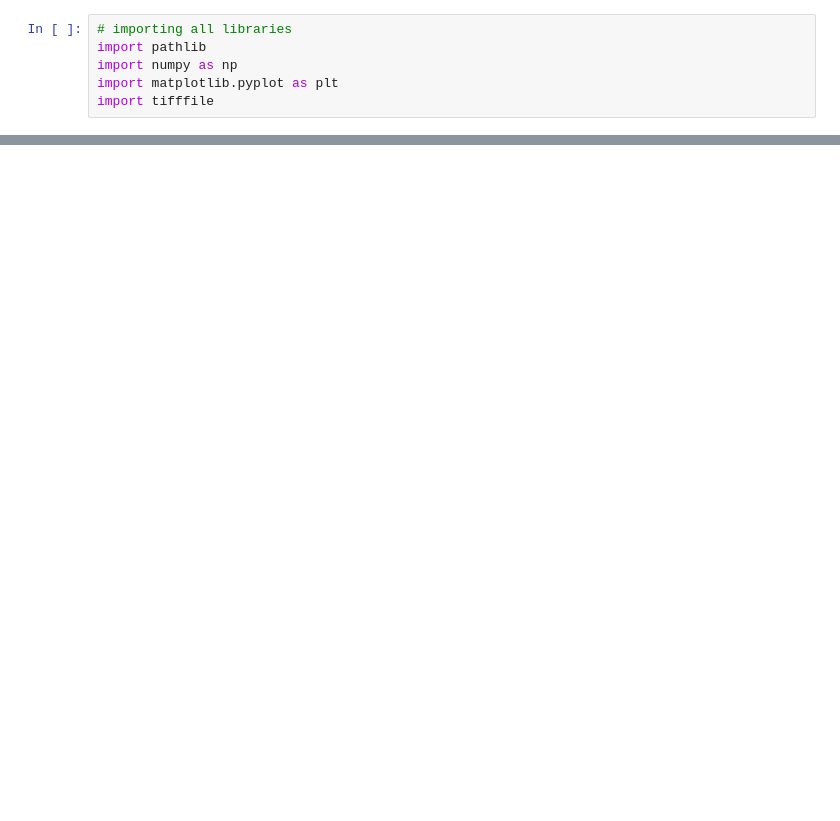
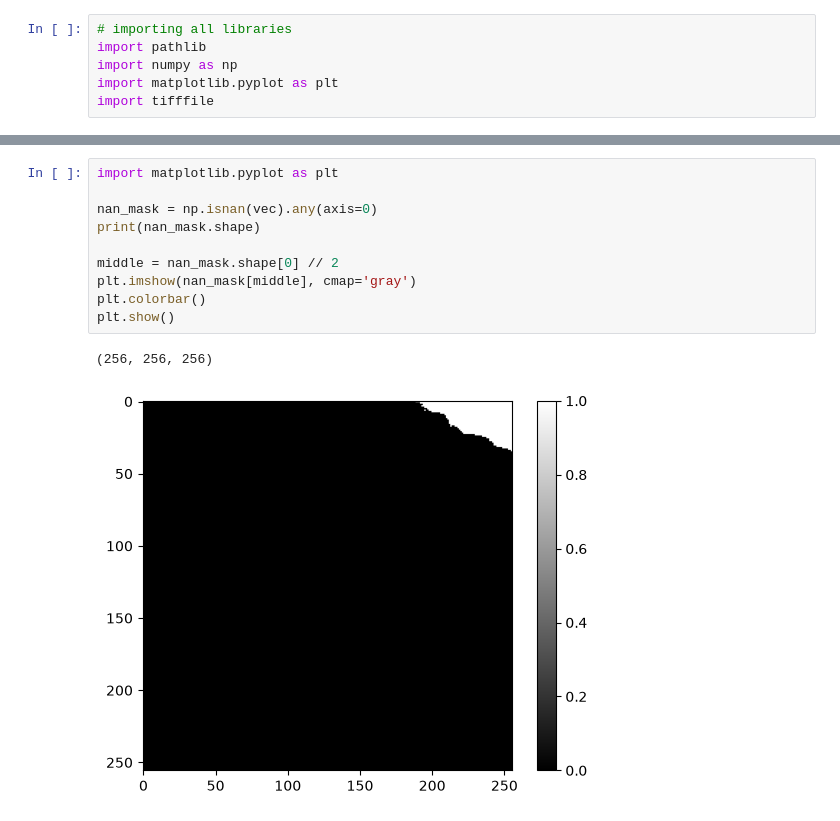
Before and after one commit to 1ssot0pe/HiP-CT_Structure_Tensor, a Jupyter notebook: Structure Tensor Extraction.ipynb, the cells around one changed output, grey strips where cells are left out. Saved outputs shown, nothing was run; the diff lists cells and outputs as text; blank space fills up the shorter version.

```diff
--- a/Structure Tensor Extraction.ipynb
+++ b/Structure Tensor Extraction.ipynb
@@ -62,0 +110,13 @@ print(val.shape, vec.shape)
+# %%
+import matplotlib.pyplot as plt
+
+nan_mask = np.isnan(vec).any(axis=0)
+print(nan_mask.shape)
+
+middle = nan_mask.shape[0] // 2
+plt.imshow(nan_mask[middle], cmap='gray')
+plt.colorbar()
+plt.show()
+# %% [output]
+(256, 256, 256)
+[figure, added]
```
Also changed, not shown: parts of 13 cells of this notebook.
